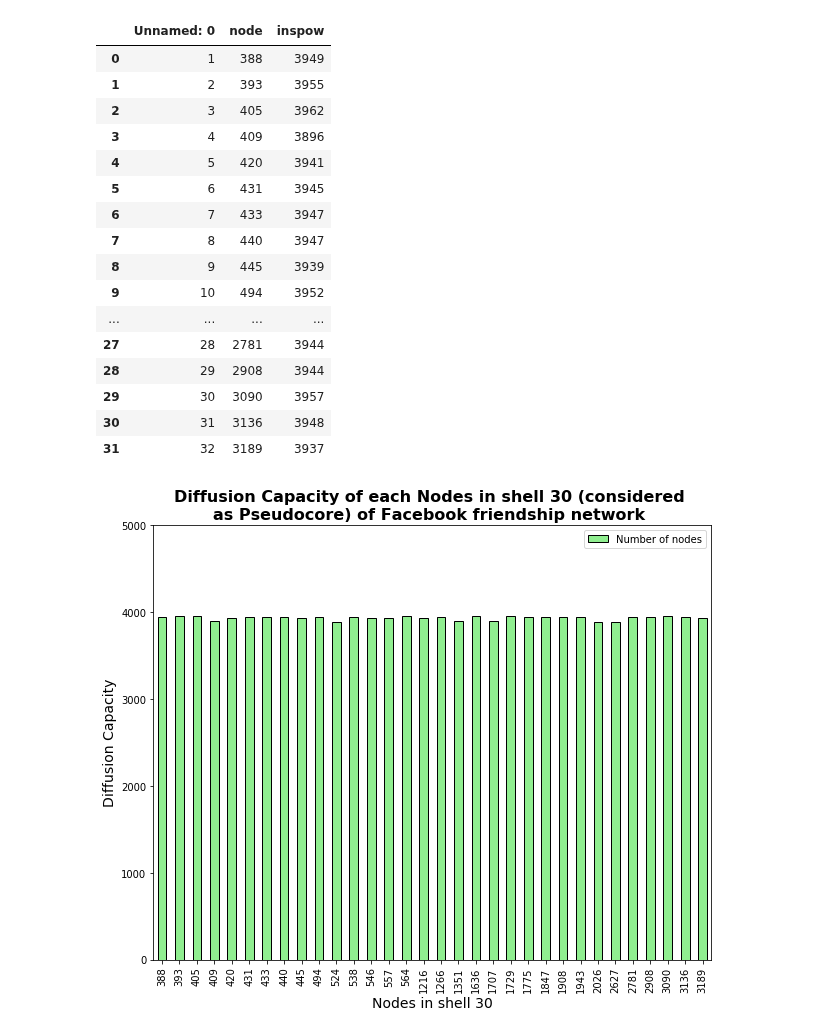
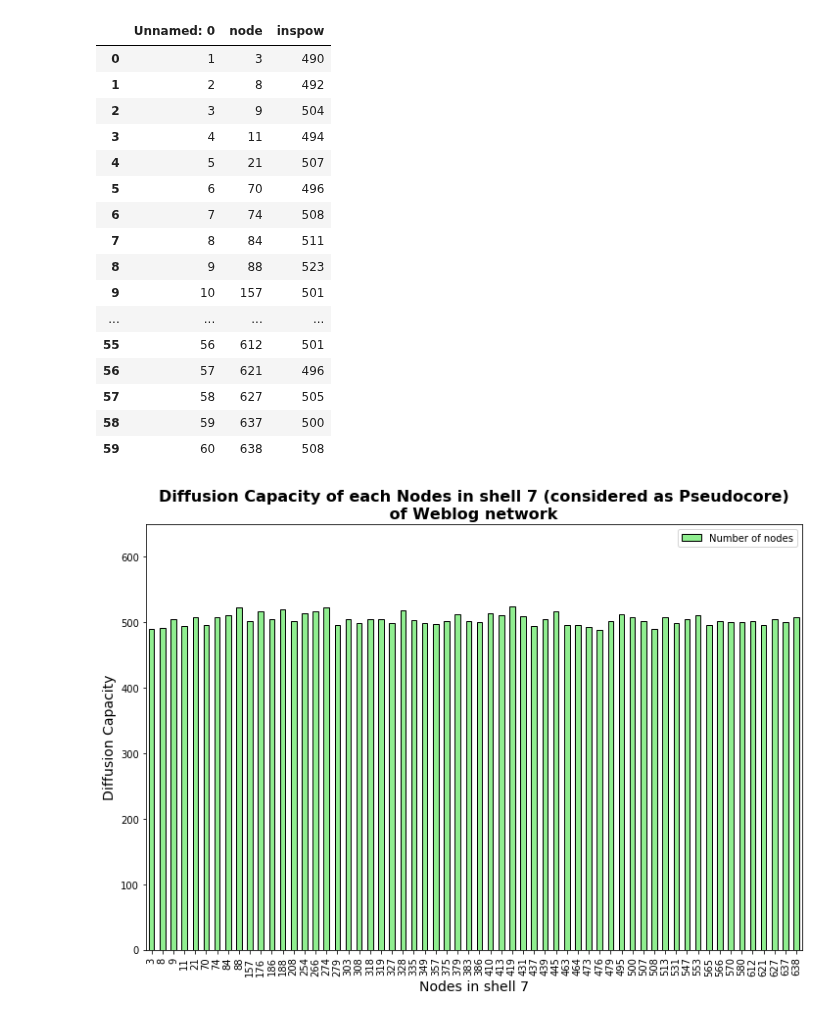
Before and after one commit to dheeraj-2000/6th_sem_Academics, a Jupyter notebook: SocialNetworkAnalysis/Course Project/Experiment 1/Extended/Untitled.ipynb, the cells around one changed output. Cells and saved outputs as stored; diff of their text form; code cells hidden in the pictures.

Commit message:
updateddiffusion power of weblog

```diff
--- a/SocialNetworkAnalysis/Course Project/Experiment 1/Extended/Untitled.ipynb
+++ b/SocialNetworkAnalysis/Course Project/Experiment 1/Extended/Untitled.ipynb
@@ -3,42 +3,42 @@ import numpy as np
 import pandas as pd
 import matplotlib.pyplot as plt
 # %%
-df=pd.read_csv("/home/dheeraj/my_projects/my_project_env/practice/6th_sem_Academics/SocialNetworkAnalysis/Course Project/Experiment 1/Extended/shell_30.csv",encoding = "ISO-8859-1")
+df=pd.read_csv("/home/dheeraj/my_projects/my_project_env/practice/6th_sem_Academics/SocialNetworkAnalysis/Course Project/Experiment 1/Extended/weblog/shell_7.csv",encoding = "ISO-8859-1")
 df
 # %% [output]
 |  | Unnamed: 0 | node | inspow |
-| 0 | 1 | 388 | 3949 |
-| 1 | 2 | 393 | 3955 |
-| 2 | 3 | 405 | 3962 |
-| 3 | 4 | 409 | 3896 |
-| 4 | 5 | 420 | 3941 |
-| 5 | 6 | 431 | 3945 |
-| 6 | 7 | 433 | 3947 |
-| 7 | 8 | 440 | 3947 |
-| 8 | 9 | 445 | 3939 |
-| 9 | 10 | 494 | 3952 |
+| 0 | 1 | 3 | 490 |
+| 1 | 2 | 8 | 492 |
+| 2 | 3 | 9 | 504 |
+| 3 | 4 | 11 | 494 |
+| 4 | 5 | 21 | 507 |
+| 5 | 6 | 70 | 496 |
+| 6 | 7 | 74 | 508 |
+| 7 | 8 | 84 | 511 |
+| 8 | 9 | 88 | 523 |
+| 9 | 10 | 157 | 501 |
 | ... | ... | ... | ... |
-| 27 | 28 | 2781 | 3944 |
-| 28 | 29 | 2908 | 3944 |
-| 29 | 30 | 3090 | 3957 |
-| 30 | 31 | 3136 | 3948 |
-| 31 | 32 | 3189 | 3937 |
+| 55 | 56 | 612 | 501 |
+| 56 | 57 | 621 | 496 |
+| 57 | 58 | 627 | 505 |
+| 58 | 59 | 637 | 500 |
+| 59 | 60 | 638 | 508 |
 # %%
 df1= pd.DataFrame(df)
 df1['Diffusion_Capacity'] = df1["inspow"]
 # %%
-df1.plot( x='node', y='Diffusion_Capacity', kind='bar',figsize=(10, 8), edgecolor='k', color= "lightgreen")
-plt.xlabel('Nodes in shell 30', fontsize =14)
+df1.plot( x='node', y='Diffusion_Capacity', kind='bar',figsize=(12, 8), edgecolor='k', color= "lightgreen")
+plt.xlabel('Nodes in shell 7', fontsize =14)
 plt.ylabel('Diffusion Capacity',fontsize =14)
-plt.title('Diffusion Capacity of each Nodes in shell 30 (considered \nas Pseudocore) of Facebook friendship network ',fontweight='bold',fontsize =16)
+plt.title('Diffusion Capacity of each Nodes in shell 7 (considered as Pseudocore)\n of Weblog network ',fontweight='bold',fontsize =16)
 SMALL_SIZE = 8
 MEDIUM_SIZE = 10
 BIGGER_SIZE = 10
-plt.ylim((0,5000))
+plt.ylim((0,650))
 plt.legend(["Number of nodes"], prop={"size":10})
 
 plt.rc('xtick', labelsize=BIGGER_SIZE)    # fontsize of the tick labels
 plt.rc('ytick', labelsize=BIGGER_SIZE)
 # plt.get_xticklabels()[1].set_fontweight("bold")
 # %% [output]
-[figure, old version]
+[figure, new version]
```
